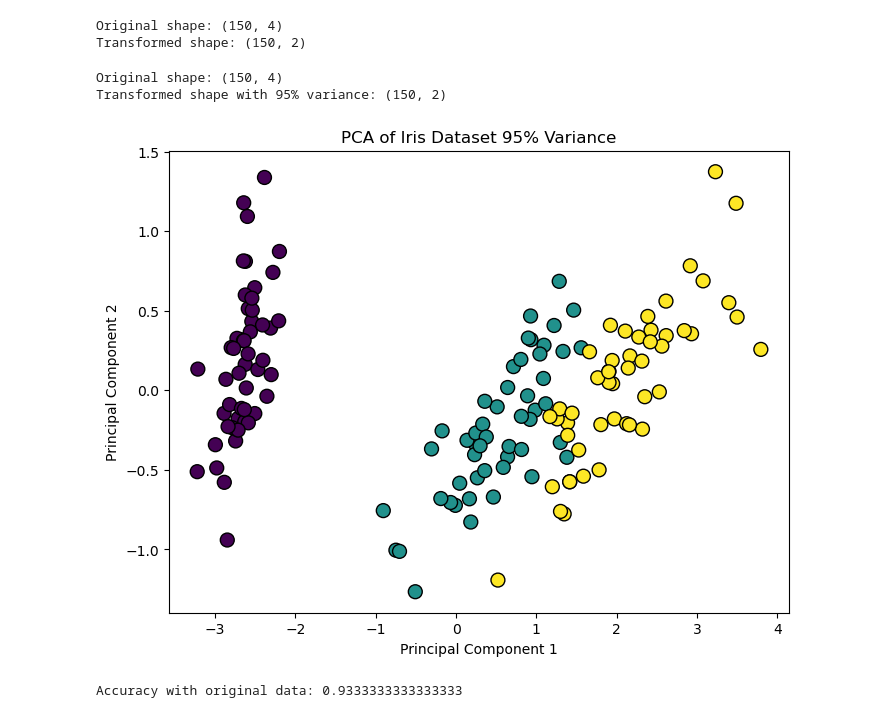
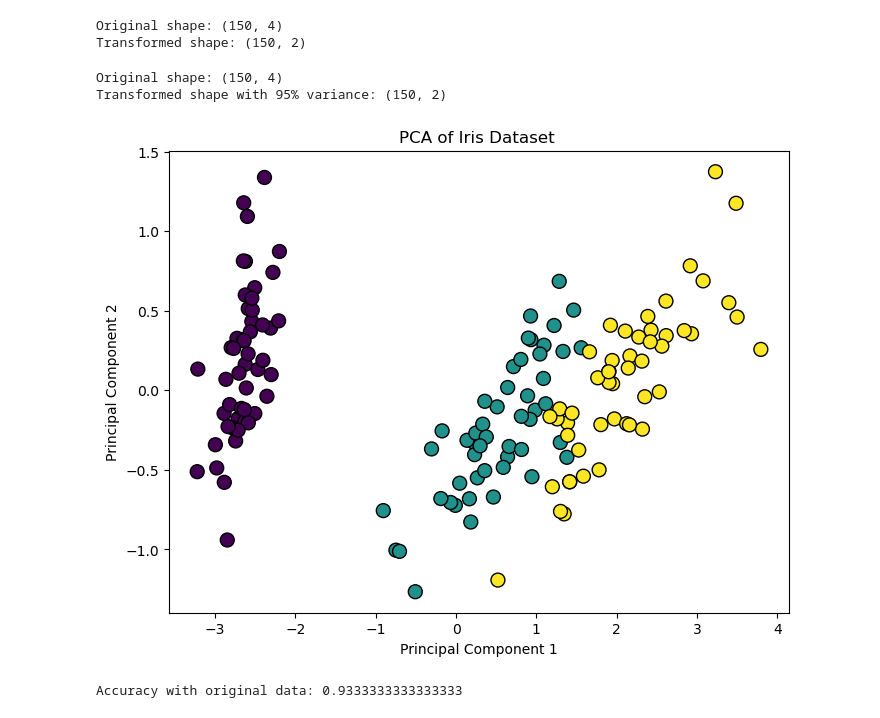
Before and after one commit to Nilswik/DIL700, a Jupyter notebook: lab_2/lab2.ipynb, the cells around one changed output. Cells and saved outputs as stored; diff of their text form; code cells hidden in the pictures.

```diff
--- a/lab_2/lab2.ipynb
+++ b/lab_2/lab2.ipynb
@@ -22,22 +27,22 @@ Transformed shape: (150, 2)
 # %%
 #3 Practice Using PCA to preserve variance
 pca_95 = PCA(n_components=0.95) # Change the components to preserve desired variance
 X_pca_95 = pca_95.fit_transform(X)
 print("Original shape:", X.shape)
 print("Transformed shape with 95% variance:", X_pca_95.shape)
 
  # Visualize the 2D PCA result
 plt.figure(figsize=(8,6))
-scatter = plt.scatter(X_pca[:,0], X_pca[:,1], c=y,
+scatter = plt.scatter(X_pca_95[:,0], X_pca_95[:,1], c=y,
                         cmap='viridis', edgecolor='k', s=100)
-plt.title('PCA of Iris Dataset 95% Variance')
+plt.title('PCA of Iris Dataset ')
 plt.xlabel('Principal Component 1')
 plt.ylabel('Principal Component 2')
 plt.show()
 # %% [output]
 Original shape: (150, 4)
 Transformed shape with 95% variance: (150, 2)
-[figure, old version]
+[figure, new version]
 # %%
 #4 Train a classification of regression neural network using:
 # a) Original data
```
Also changed, not shown: parts of 5 cells of this notebook, 14 other files.
